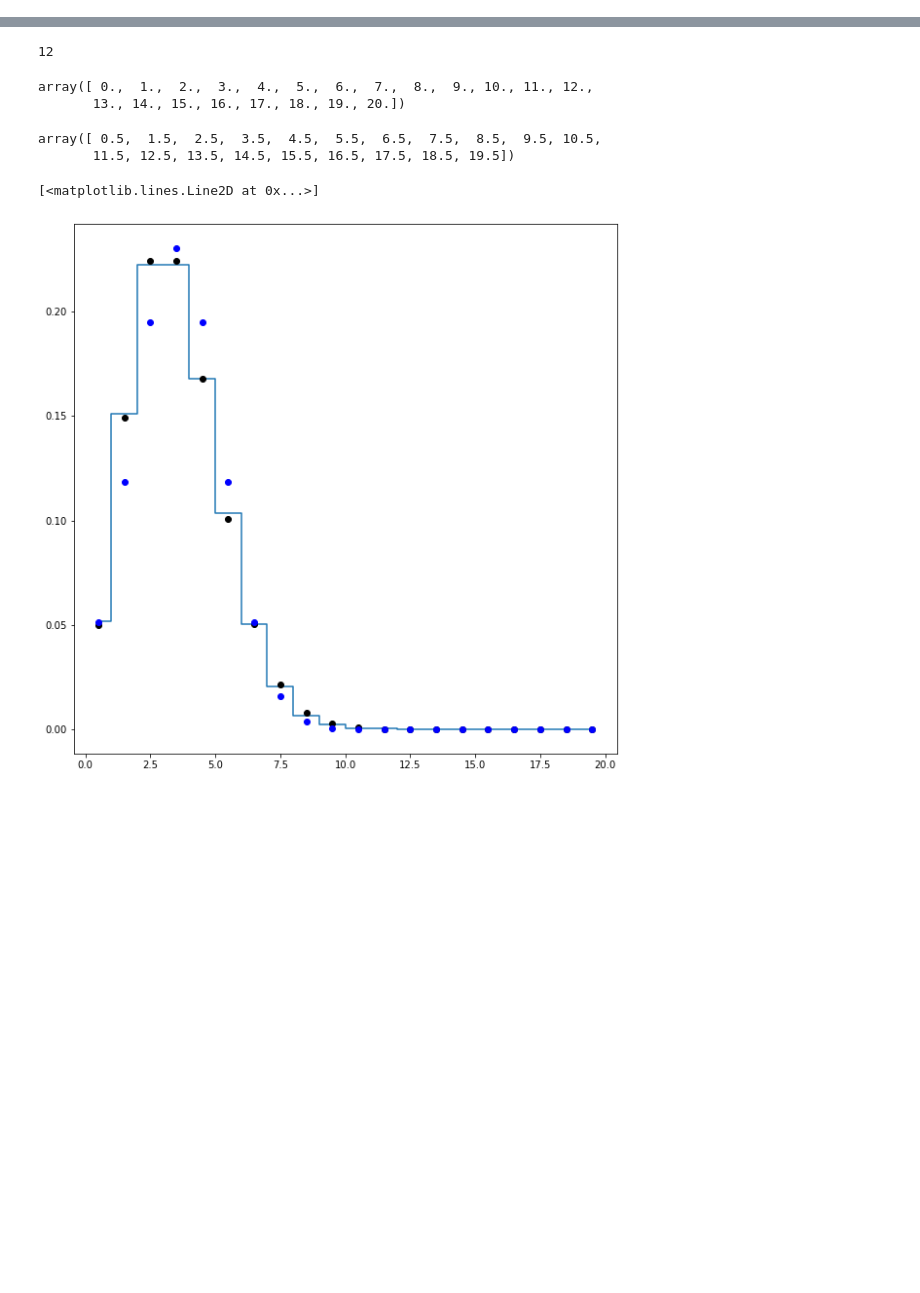
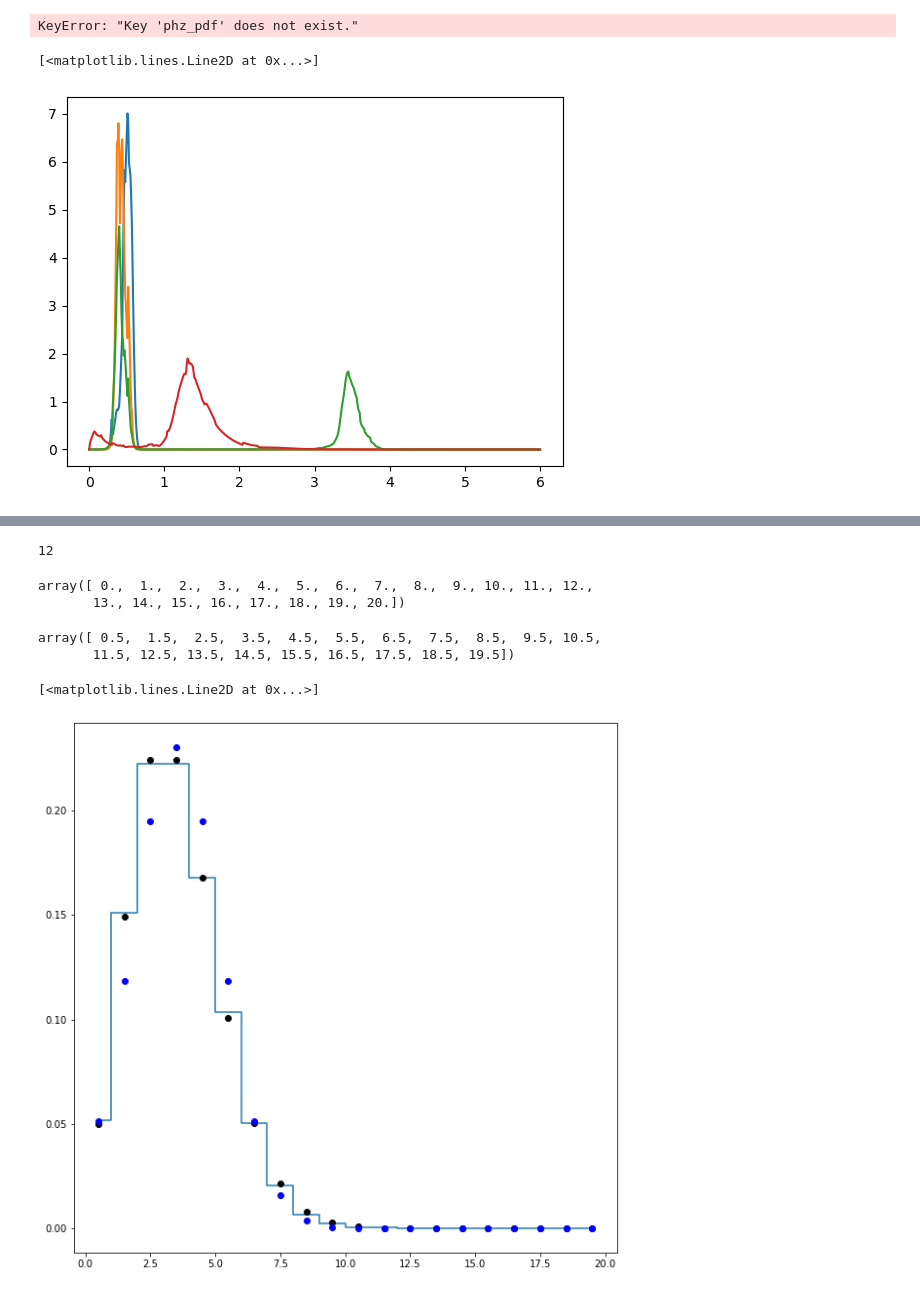
Before and after one commit to calumhrmurray/capish, a Jupyter notebook: old/comparing_likelihoods.ipynb, the cells around one changed output, grey strips where cells are left out. Cells and saved outputs as stored; diff of their text form; code cells hidden in the pictures; blank space fills up the shorter version.

```diff
--- a/old/comparing_likelihoods.ipynb
+++ b/old/comparing_likelihoods.ipynb
@@ -0,0 +286,17 @@
+# %%
+gals = fits.open('/sps/euclid/OU-LE3/CL/ial_workspace/flagship2/fs2_south_dr1_like_phosphoros/' + \
+                 'galaxies_25_deg2_b.fits')[1].data
+# %%
+len( gals['phz_pdf'][0] )
+# %% [output]
+KeyError: "Key 'phz_pdf' does not exist."
+# %%
+z = np.linspace( 0 , 6 , 601 )
+# %%
+plt.plot( z , gals['phz_pdf'][0] )
+plt.plot( z , gals['phz_pdf'][2] )
+plt.plot( z , gals['phz_pdf'][4] )
+plt.plot( z , gals['phz_pdf'][6] )
+# %% [output]
+[<matplotlib.lines.Line2D at 0x...>]
+[figure, added]
```
Also changed, not shown: parts of 50 cells of this notebook, 5 other files.
